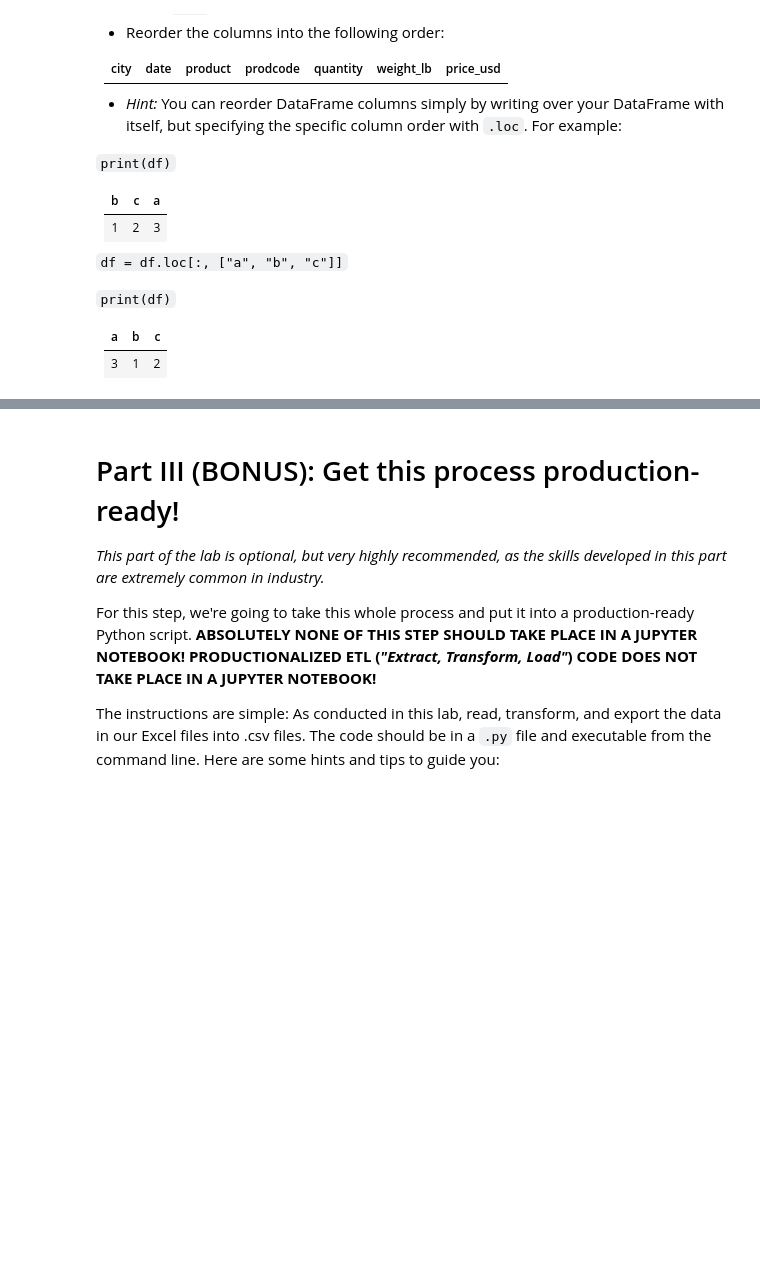
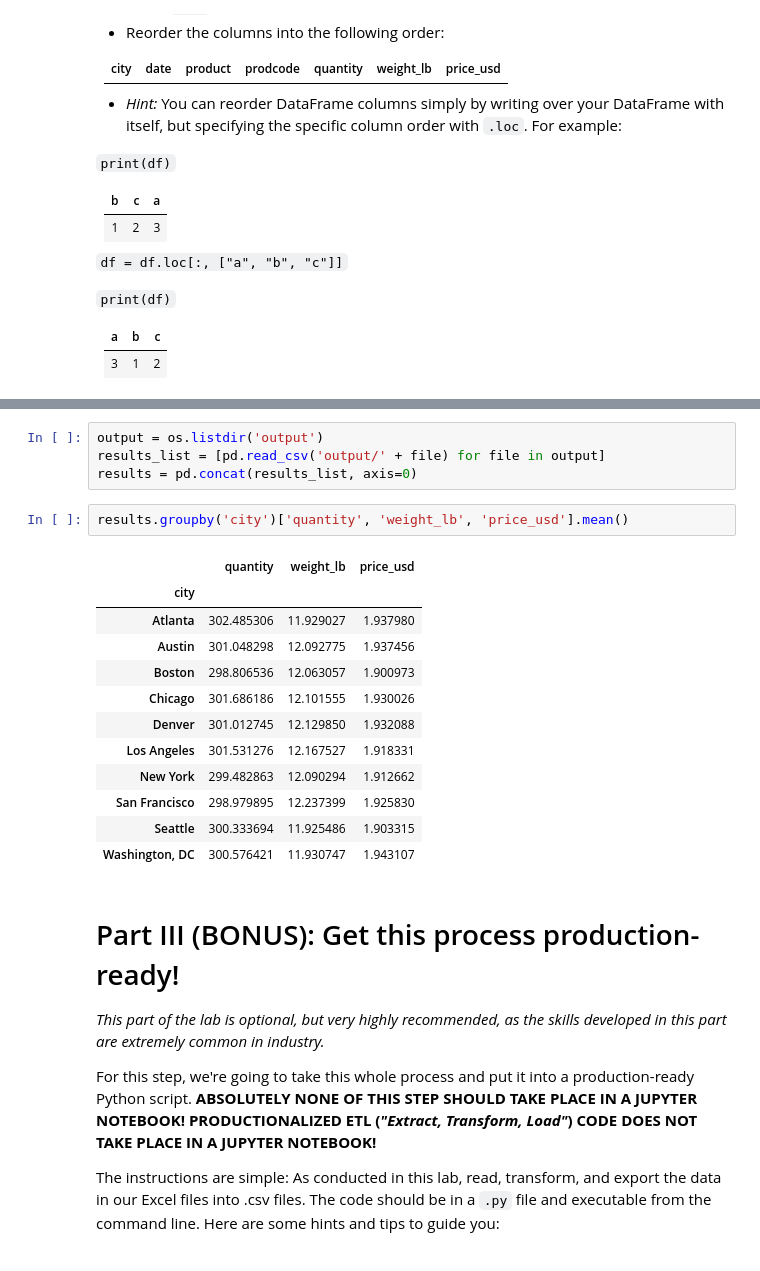
Before and after one commit to ersingt/GA, a Jupyter notebook: labs/2.02-lab-excel-madness-master/starter-code.ipynb, the cells around one changed output, grey strips where cells are left out. Saved outputs shown, nothing was run; the diff lists cells and outputs as text; blank space fills up the shorter version.

```diff
--- a/labs/2.02-lab-excel-madness-master/starter-code.ipynb
+++ b/labs/2.02-lab-excel-madness-master/starter-code.ipynb
@@ -264,6 +300,25 @@ In steps very similar to the ones conducted above...
 If you've done everything correct, your answer should look exactly like this:
 
 ![](imgs/correct-output.png)
+# %%
+output = os.listdir('output')
+results_list = [pd.read_csv('output/' + file) for file in output]
+results = pd.concat(results_list, axis=0)
+# %%
+results.groupby('city')['quantity', 'weight_lb', 'price_usd'].mean()
+# %% [output]
+|  | quantity | weight_lb | price_usd |
+| city |  |  |  |
+| Atlanta | 302.485306 | 11.929027 | 1.937980 |
+| Austin | 301.048298 | 12.092775 | 1.937456 |
+| Boston | 298.806536 | 12.063057 | 1.900973 |
+| Chicago | 301.686186 | 12.101555 | 1.930026 |
+| Denver | 301.012745 | 12.129850 | 1.932088 |
+| Los Angeles | 301.531276 | 12.167527 | 1.918331 |
+| New York | 299.482863 | 12.090294 | 1.912662 |
+| San Francisco | 298.979895 | 12.237399 | 1.925830 |
+| Seattle | 300.333694 | 11.925486 | 1.903315 |
+| Washington, DC | 300.576421 | 11.930747 | 1.943107 |
 # %% [markdown]
 # Part III (BONUS): Get this process production-ready!
 _This part of the lab is optional, but very highly recommended, as the skills developed in this part are extremely common in industry._
```
Also changed, not shown: parts of 12 cells of this notebook, 10 other files.
